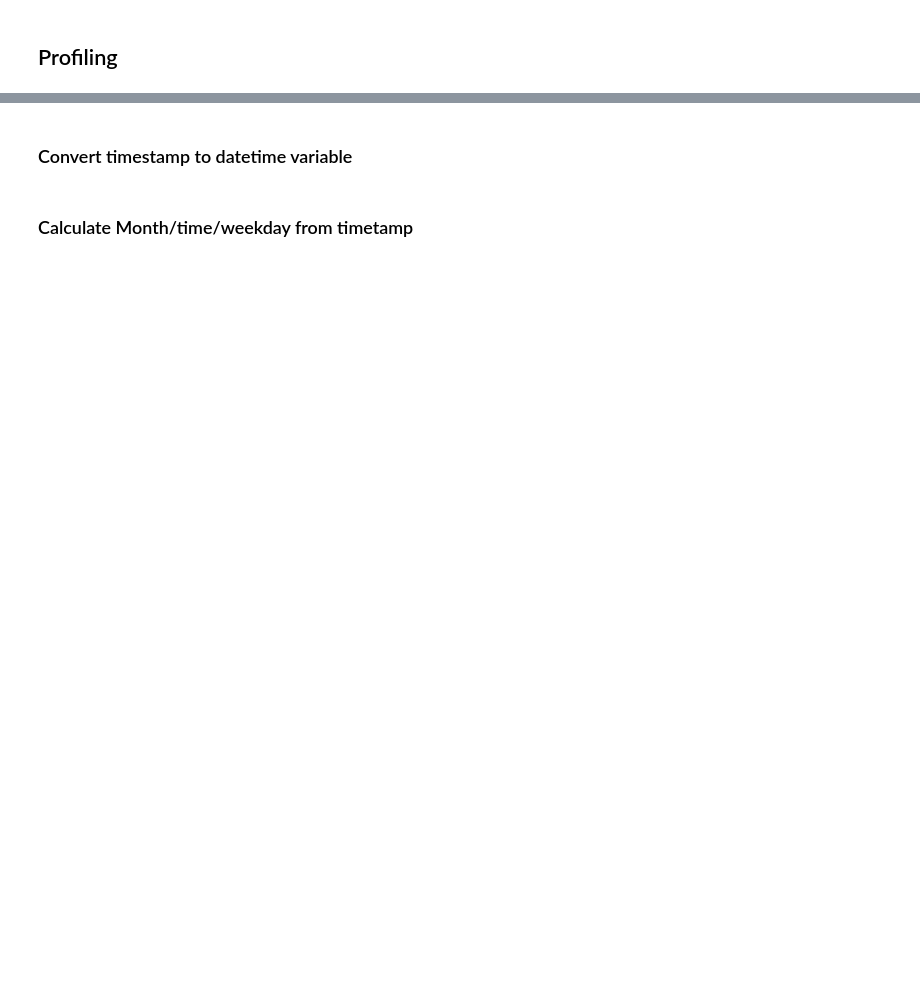
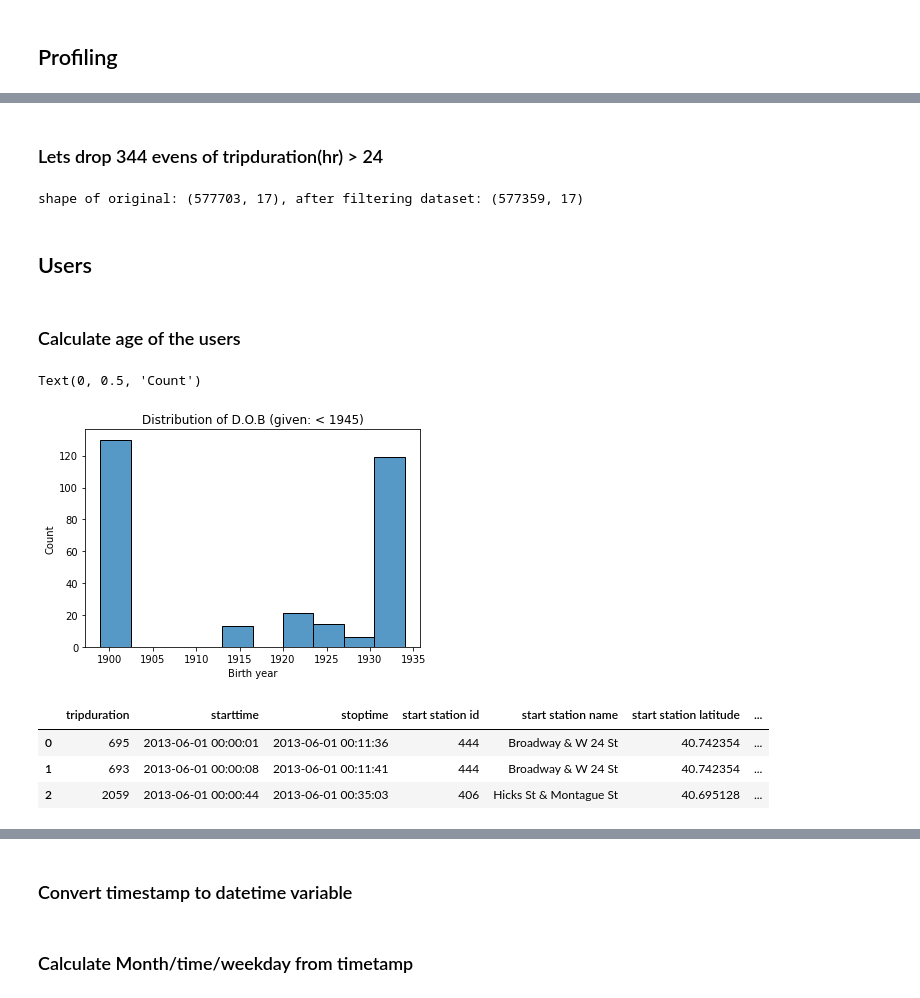
Before and after one commit to poojasaxena/machinelearning_case_studies, a Jupyter notebook: nyc_bikesharing/nyc-bike-studies_2022.ipynb, the cells around one changed output, grey strips where cells are left out. Drawn from its saved outputs; the diff is of its cells as text; code cells hidden in the pictures; blank space fills up the shorter version.

```diff
--- a/nyc_bikesharing/nyc-bike-studies_2022.ipynb
+++ b/nyc_bikesharing/nyc-bike-studies_2022.ipynb
@@ -110,0 +176,27 @@ df_bike[df_bike["dob_missing"]==True].groupby("usertype")["dob_missing"].count()
+# %% [markdown]
+### Lets drop 344 evens of tripduration(hr) > 24
+# %%
+print(f"shape of original: {df_bike.shape}, after filtering dataset: {df_bike[df_bike['duration_hr'] < 24].shape}")
+df_bike = df_bike[df_bike['duration_hr'] < 24]
+# %% [output]
+shape of original: (577703, 17), after filtering dataset: (577359, 17)
+# %% [markdown]
+## Users
+# %% [markdown]
+### Calculate age of the users
+# %%
+sns.histplot(x=df_bike['birth year'][df_bike['birth year'] < 1935])
+plt.title("Distribution of D.O.B (given: < 1945)")
+plt.xlabel("Birth year")
+plt.ylabel('Count')
+# %% [output]
+Text(0, 0.5, 'Count')
+[figure, added]
+# %%
+df_bike['age'] = (pd.DatetimeIndex(df_bike['starttime']).year - df_bike['birth year'])
+df_bike.head(3)
+# %% [output]
+|  | tripduration | starttime | stoptime | start station id | start station name | start station latitude | ... |
+| 0 | 695 | 2013-06-01 00:00:01 | 2013-06-01 00:11:36 | 444 | Broadway & W 24 St | 40.742354 | ... |
+| 1 | 693 | 2013-06-01 00:00:08 | 2013-06-01 00:11:41 | 444 | Broadway & W 24 St | 40.742354 | ... |
+| 2 | 2059 | 2013-06-01 00:00:44 | 2013-06-01 00:35:03 | 406 | Hicks St & Montague St | 40.695128 | ... |
```
Also changed, not shown: parts of 191 cells of this notebook.
